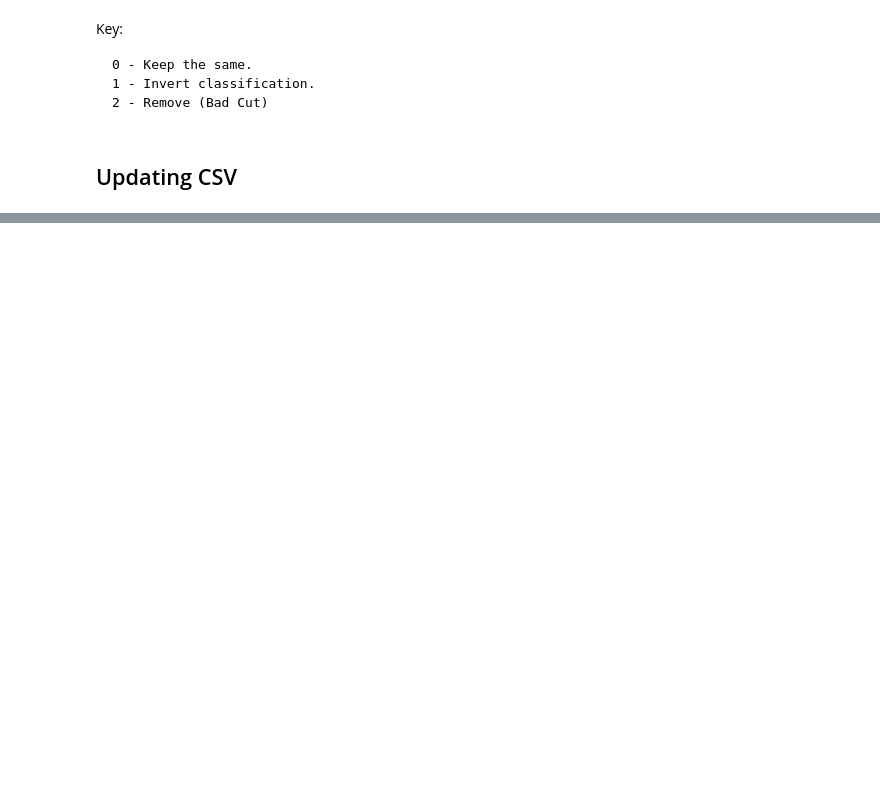
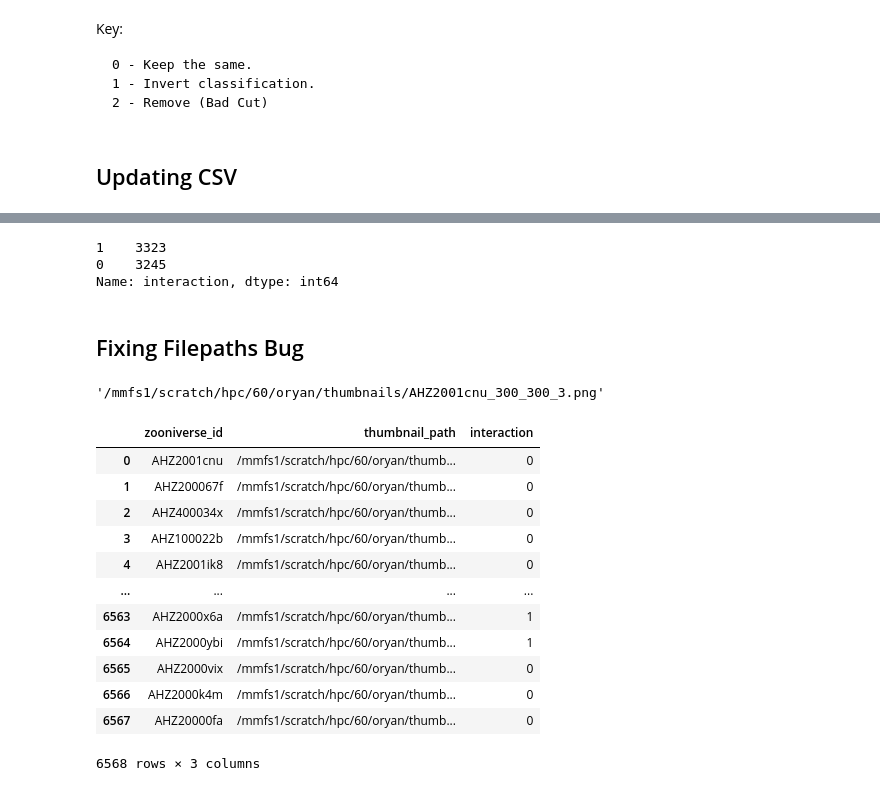
Before and after one commit to AstroORyan/esac-project, a Jupyter notebook: notebooks/Csv_Key.ipynb, the cells around one changed output, grey strips where cells are left out. Saved outputs shown, nothing was run; the diff lists cells and outputs as text; code cells hidden in the pictures; blank space fills up the shorter version.

```diff
--- a/notebooks/Csv_Key.ipynb
+++ b/notebooks/Csv_Key.ipynb
@@ -90,0 +187,8 @@ rem_df.to_csv(f'{folder}/cutouts/hubble-training-300-300-3/hubble-thumb-manifest
+# %%
+df_rem = (
+    df_checked
+    .query('to_update == 0')
+    .drop(columns=['to_update','thumbnail_local'])
+    .reset_index()
+    .rename(columns={'index':'zooniverse_id'})
+)
@@ -90,0 +211,5 @@ rem_df.to_csv(f'{folder}/cutouts/hubble-training-300-300-3/hubble-thumb-manifest
+# %%
+full_gzh_manifest = (
+    pd.read_csv('C:/Users/oryan/Documents/esac-project/manifests/large-training-set.csv', index_col = 0)
+    .drop(columns=['RA','DEC'])
+)
@@ -90,0 +232,38 @@ rem_df.to_csv(f'{folder}/cutouts/hubble-training-300-300-3/hubble-thumb-manifest
+# %%
+labelled_manifest = df_rem.merge(full_gzh_manifest, on='zooniverse_id',how='left')
+# %%
+labelled_manifest.interaction.value_counts()
+# %% [output]
+1    3323
+0    3245
+Name: interaction, dtype: int64
+# %% [markdown]
+## Fixing Filepaths Bug
+# %%
+labelled_manifest.thumbnail_path.iloc[0]
+# %% [output]
+'/mmfs1/scratch/hpc/60/oryan/thumbnails/AHZ2001cnu_300_300_3.png'
+# %%
+def path_checker(filename):
+    name = os.path.splitext(filename)[0]
+    if name[-2:] == '_3':
+        return f'/mmfs1/scratch/hpc/60/oryan/thumbnails/{filename}'
+    else:
+        return f'/mmfs1/scratch/hpc/60/oryan/thumbnails/{name}_3.png'
+# %%
+labelled_manifest_fixed = labelled_manifest.assign(thumbnail_path = labelled_manifest.thumbnail_path.apply(lambda x: path_checker(os.path.basename(x))))
+labelled_manifest_fixed
+# %% [output]
+|  | zooniverse_id | thumbnail_path | interaction |
+| 0 | AHZ2001cnu | /mmfs1/scratch/hpc/60/oryan/thumb... | 0 |
+| 1 | AHZ200067f | /mmfs1/scratch/hpc/60/oryan/thumb... | 0 |
+| 2 | AHZ400034x | /mmfs1/scratch/hpc/60/oryan/thumb... | 0 |
+| 3 | AHZ100022b | /mmfs1/scratch/hpc/60/oryan/thumb... | 0 |
+| 4 | AHZ2001ik8 | /mmfs1/scratch/hpc/60/oryan/thumb... | 0 |
+| ... | ... | ... | ... |
+| 6563 | AHZ2000x6a | /mmfs1/scratch/hpc/60/oryan/thumb... | 1 |
+| 6564 | AHZ2000ybi | /mmfs1/scratch/hpc/60/oryan/thumb... | 1 |
+| 6565 | AHZ2000vix | /mmfs1/scratch/hpc/60/oryan/thumb... | 0 |
+| 6566 | AHZ2000k4m | /mmfs1/scratch/hpc/60/oryan/thumb... | 0 |
+| 6567 | AHZ20000fa | /mmfs1/scratch/hpc/60/oryan/thumb... | 0 |
+6568 rows × 3 columns
```
Also changed, not shown: parts of 31 cells of this notebook, 26 other files.
